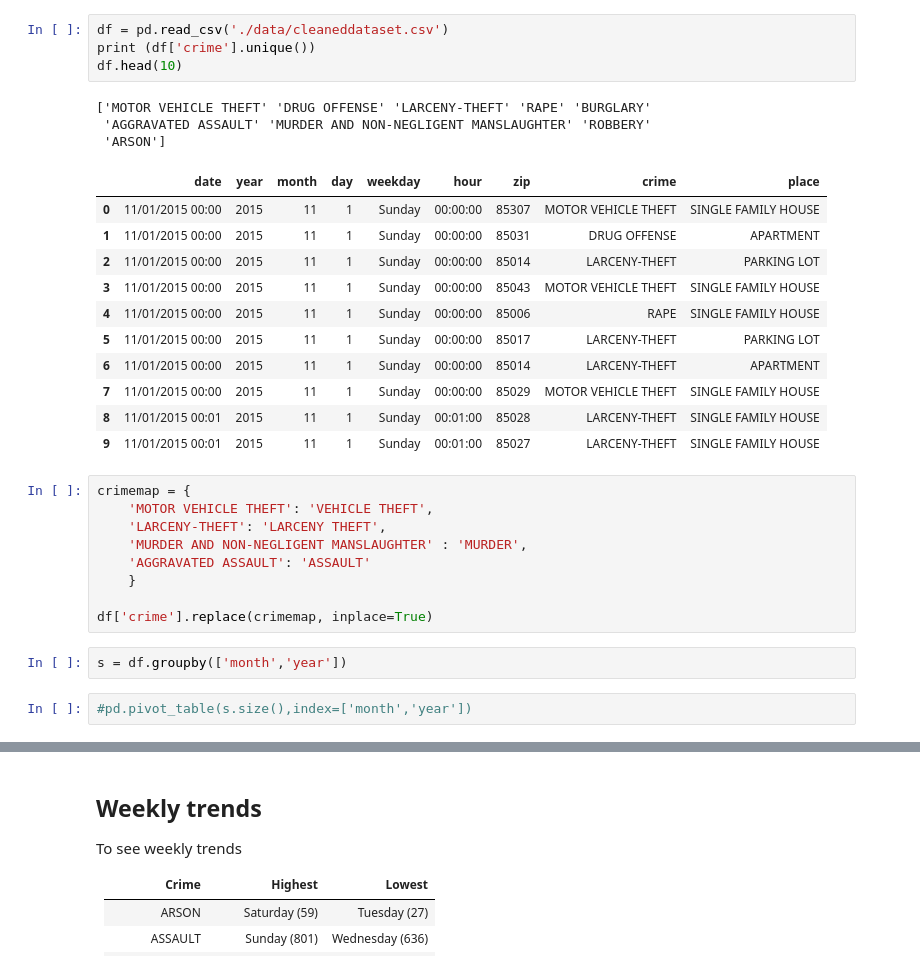
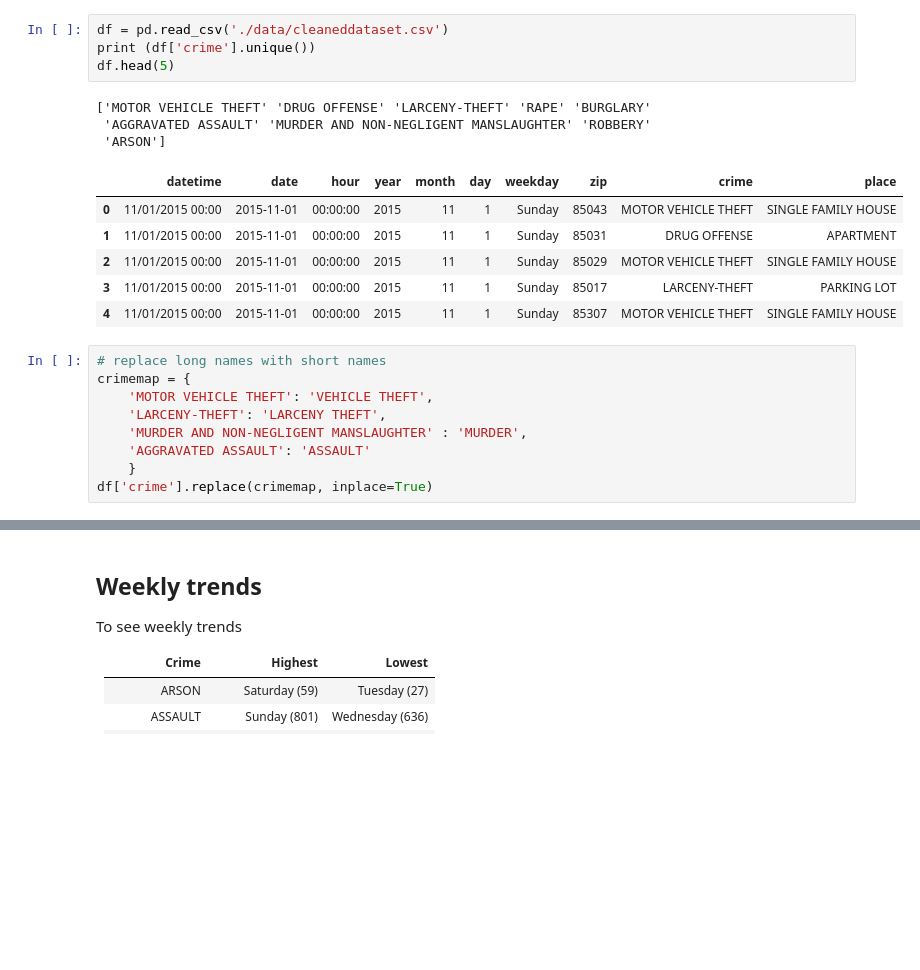
Before and after one commit to Mahdisadjadi/phoenixcrime, a Jupyter notebook: analysis.ipynb, the cells around one changed output, grey strips where cells are left out. Cells and saved outputs as stored; diff of their text form; blank space fills up the shorter version.

```diff
--- a/analysis.ipynb
+++ b/analysis.ipynb
@@ -13,32 +44,23 @@ import matplotlib.pyplot as plt
 # %%
 df = pd.read_csv('./data/cleaneddataset.csv')
 print (df['crime'].unique())
-df.head(10)
+df.head(5)
 # %% [output]
 ['MOTOR VEHICLE THEFT' 'DRUG OFFENSE' 'LARCENY-THEFT' 'RAPE' 'BURGLARY'
  'AGGRAVATED ASSAULT' 'MURDER AND NON-NEGLIGENT MANSLAUGHTER' 'ROBBERY'
  'ARSON']
-|  | date | year | month | day | weekday | hour | zip | crime | place |
-| 0 | 11/01/2015 00:00 | 2015 | 11 | 1 | Sunday | 00:00:00 | 85307 | MOTOR VEHICLE THEFT | SINGLE FAMILY HOUSE |
-| 1 | 11/01/2015 00:00 | 2015 | 11 | 1 | Sunday | 00:00:00 | 85031 | DRUG OFFENSE | APARTMENT |
-| 2 | 11/01/2015 00:00 | 2015 | 11 | 1 | Sunday | 00:00:00 | 85014 | LARCENY-THEFT | PARKING LOT |
-| 3 | 11/01/2015 00:00 | 2015 | 11 | 1 | Sunday | 00:00:00 | 85043 | MOTOR VEHICLE THEFT | SINGLE FAMILY HOUSE |
-| 4 | 11/01/2015 00:00 | 2015 | 11 | 1 | Sunday | 00:00:00 | 85006 | RAPE | SINGLE FAMILY HOUSE |
-| 5 | 11/01/2015 00:00 | 2015 | 11 | 1 | Sunday | 00:00:00 | 85017 | LARCENY-THEFT | PARKING LOT |
-| 6 | 11/01/2015 00:00 | 2015 | 11 | 1 | Sunday | 00:00:00 | 85014 | LARCENY-THEFT | APARTMENT |
-| 7 | 11/01/2015 00:00 | 2015 | 11 | 1 | Sunday | 00:00:00 | 85029 | MOTOR VEHICLE THEFT | SINGLE FAMILY HOUSE |
-| 8 | 11/01/2015 00:01 | 2015 | 11 | 1 | Sunday | 00:01:00 | 85028 | LARCENY-THEFT | SINGLE FAMILY HOUSE |
-| 9 | 11/01/2015 00:01 | 2015 | 11 | 1 | Sunday | 00:01:00 | 85027 | LARCENY-THEFT | SINGLE FAMILY HOUSE |
+|  | datetime | date | hour | year | month | day | weekday | zip | crime | place |
+| 0 | 11/01/2015 00:00 | 2015-11-01 | 00:00:00 | 2015 | 11 | 1 | Sunday | 85043 | MOTOR VEHICLE THEFT | SINGLE FAMILY HOUSE |
+| 1 | 11/01/2015 00:00 | 2015-11-01 | 00:00:00 | 2015 | 11 | 1 | Sunday | 85031 | DRUG OFFENSE | APARTMENT |
+| 2 | 11/01/2015 00:00 | 2015-11-01 | 00:00:00 | 2015 | 11 | 1 | Sunday | 85029 | MOTOR VEHICLE THEFT | SINGLE FAMILY HOUSE |
+| 3 | 11/01/2015 00:00 | 2015-11-01 | 00:00:00 | 2015 | 11 | 1 | Sunday | 85017 | LARCENY-THEFT | PARKING LOT |
+| 4 | 11/01/2015 00:00 | 2015-11-01 | 00:00:00 | 2015 | 11 | 1 | Sunday | 85307 | MOTOR VEHICLE THEFT | SINGLE FAMILY HOUSE |
 # %%
+# replace long names with short names
 crimemap = {
     'MOTOR VEHICLE THEFT': 'VEHICLE THEFT',
     'LARCENY-THEFT': 'LARCENY THEFT',
     'MURDER AND NON-NEGLIGENT MANSLAUGHTER' : 'MURDER',
     'AGGRAVATED ASSAULT': 'ASSAULT'
     }
-
 df['crime'].replace(crimemap, inplace=True)
-# %%
-s = df.groupby(['month','year'])
-# %%
-#pd.pivot_table(s.size(),index=['month','year'])
```
Also changed, not shown: parts of 19 cells of this notebook, 4 other files.
